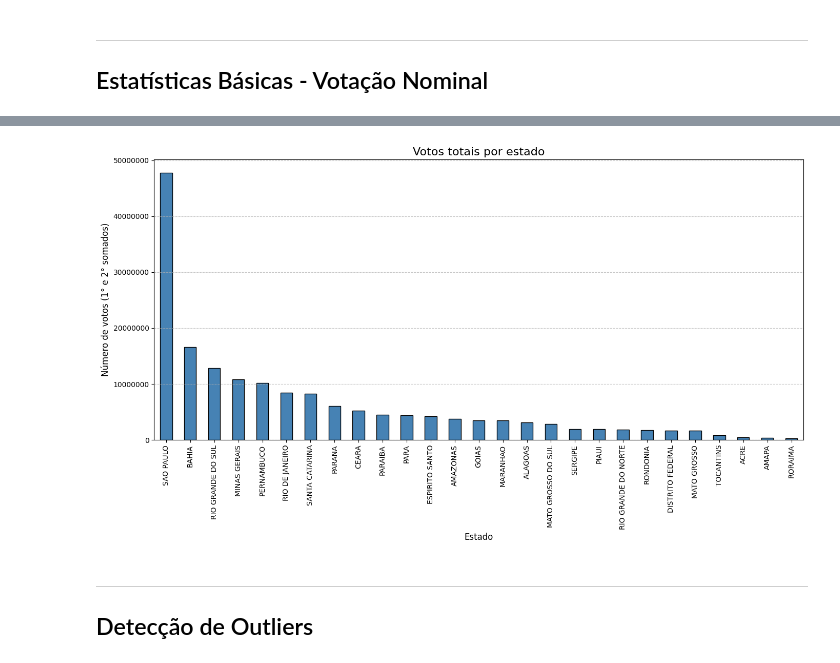
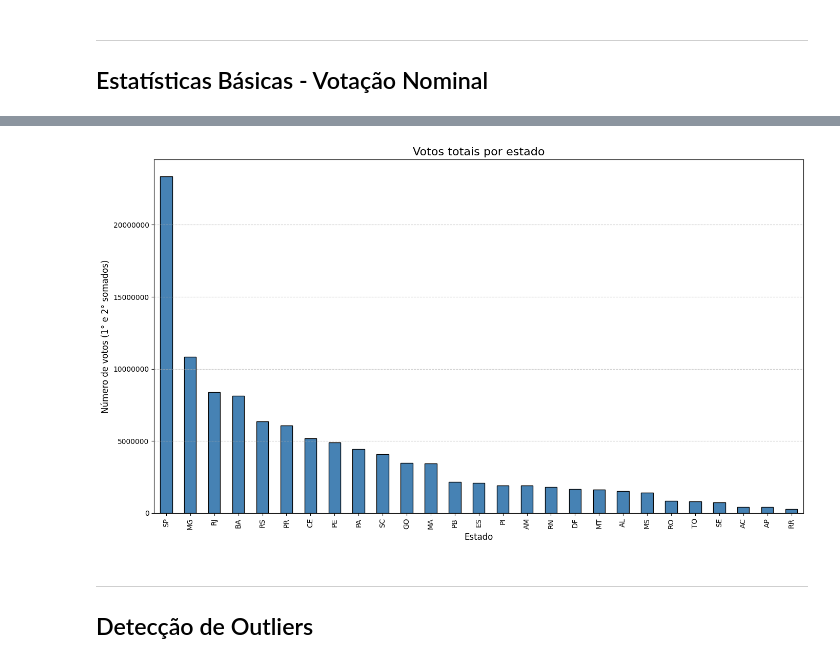
Before and after one commit to LucasTBandeira/GovAnalysis, a Jupyter notebook: eda.ipynb, the cells around one changed output, grey strips where cells are left out. Saved outputs shown, nothing was run; the diff lists cells and outputs as text; code cells hidden in the pictures.

```diff
--- a/eda.ipynb
+++ b/eda.ipynb
@@ -203,21 +223,21 @@ print(f"Desvio padrão: {std_votos_candidatos:.2f}")
 # %%
 # Plotando votos por estado
-votos = df_votacao.groupby(['NM_UE'])['QT_VOTOS_NOMINAIS_VALIDOS'].sum()
+
+votos = df_votacao.groupby(['SG_UF'])['QT_VOTOS_NOMINAIS_VALIDOS'].sum()
 votos = votos.sort_values(ascending=False)
 plt.figure(figsize=(14, 8))
 votos.plot(kind='bar', color='steelblue', edgecolor='black')
 plt.title('Votos totais por estado', fontsize=16)
 plt.xlabel('Estado', fontsize=12)
 plt.ylabel('Número de votos (1° e 2° somados)', fontsize=12)
 plt.xticks(rotation=90)
 plt.grid(axis='y', linestyle='--', alpha=0.7)
 plt.ticklabel_format(style='plain', axis='y')
 
-
 plt.tight_layout()
 plt.show()
 # %% [output]
-[figure, old version]
+[figure, new version]
 # %% [markdown]
 ---
 ## Detecção de Outliers
```
Also changed, not shown: parts of 25 cells of this notebook, 6 other files.
